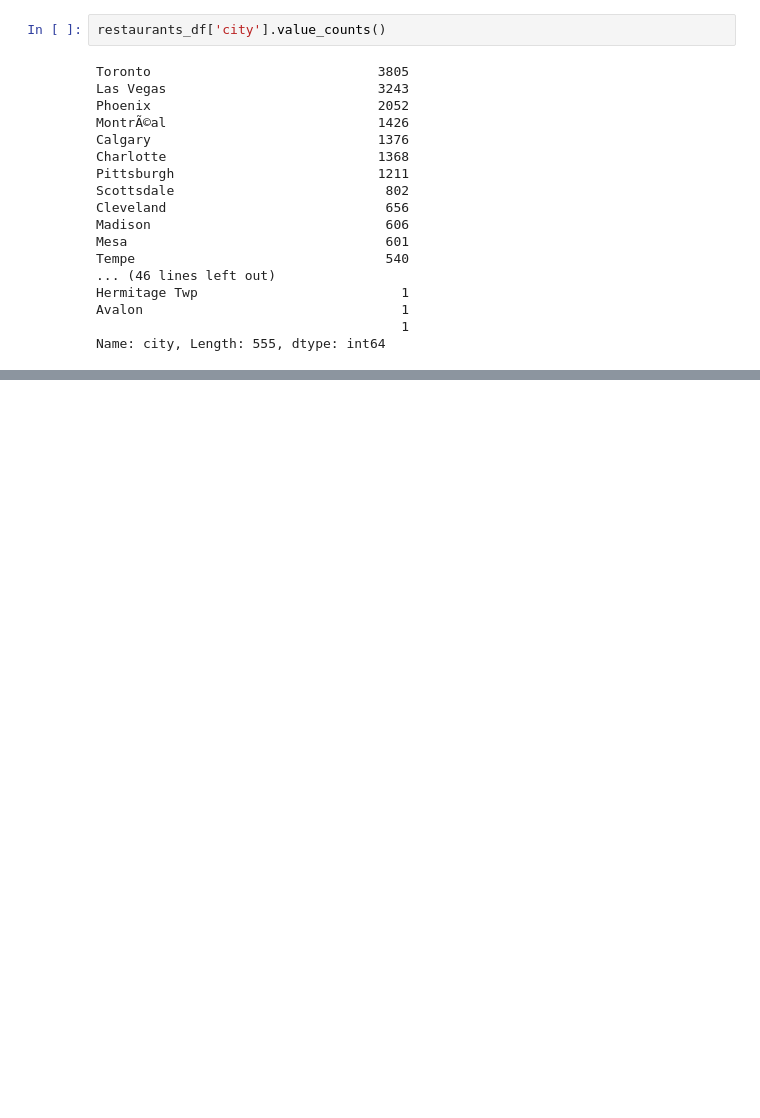
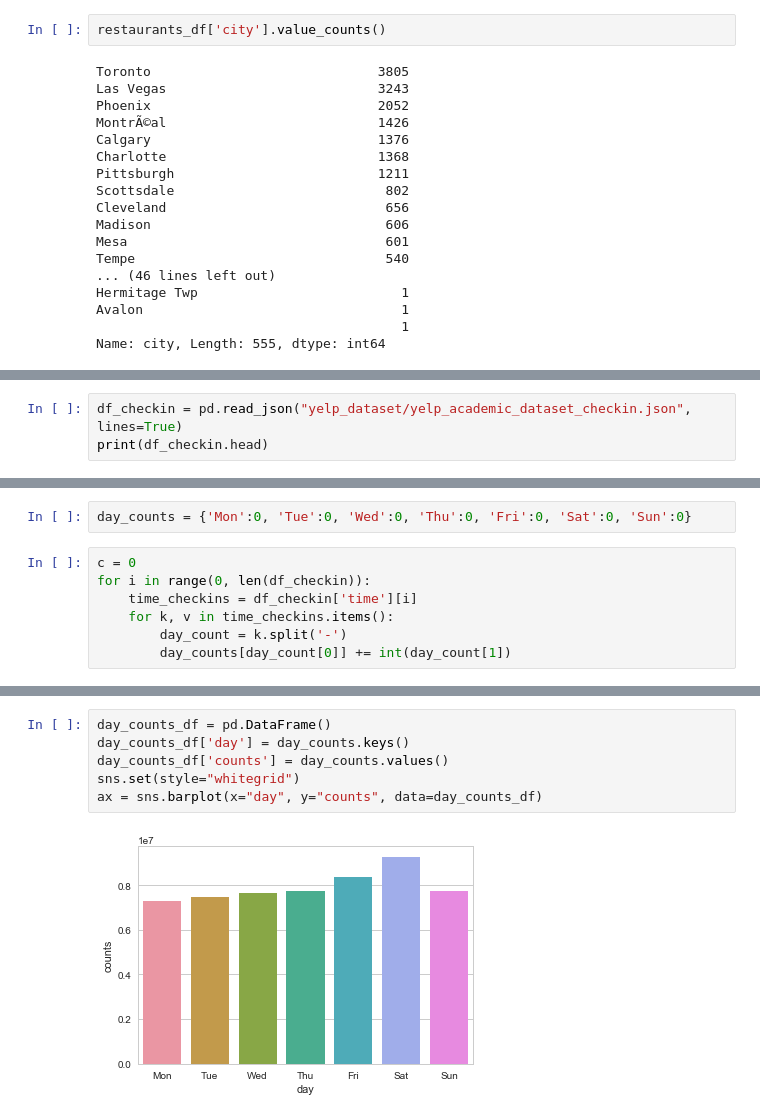
Before and after one commit to AstroBoy1/yelp-datasetchallenge, a Jupyter notebook: Statistics.ipynb, the cells around one changed output, grey strips where cells are left out. Cells and saved outputs as stored; diff of their text form; blank space fills up the shorter version.

Commit message:
checkin analysis

```diff
--- a/Statistics.ipynb
+++ b/Statistics.ipynb
@@ -185,0 +191,3 @@ Name: city, Length: 555, dtype: int64
+# %%
+df_checkin = pd.read_json("yelp_dataset/yelp_academic_dataset_checkin.json", lines=True)
+print(df_checkin.head)
@@ -185,0 +212,9 @@ Name: city, Length: 555, dtype: int64
+# %%
+day_counts = {'Mon':0, 'Tue':0, 'Wed':0, 'Thu':0, 'Fri':0, 'Sat':0, 'Sun':0}
+# %%
+c = 0
+for i in range(0, len(df_checkin)):
+    time_checkins = df_checkin['time'][i]
+    for k, v in time_checkins.items():
+        day_count = k.split('-')
+        day_counts[day_count[0]] += int(day_count[1])
@@ -185,0 +233,8 @@ Name: city, Length: 555, dtype: int64
+# %%
+day_counts_df = pd.DataFrame()
+day_counts_df['day'] = day_counts.keys()
+day_counts_df['counts'] = day_counts.values()
+sns.set(style="whitegrid")
+ax = sns.barplot(x="day", y="counts", data=day_counts_df)
+# %% [output]
+[figure, added]
```
Also changed, not shown: parts of 4 cells of this notebook.
